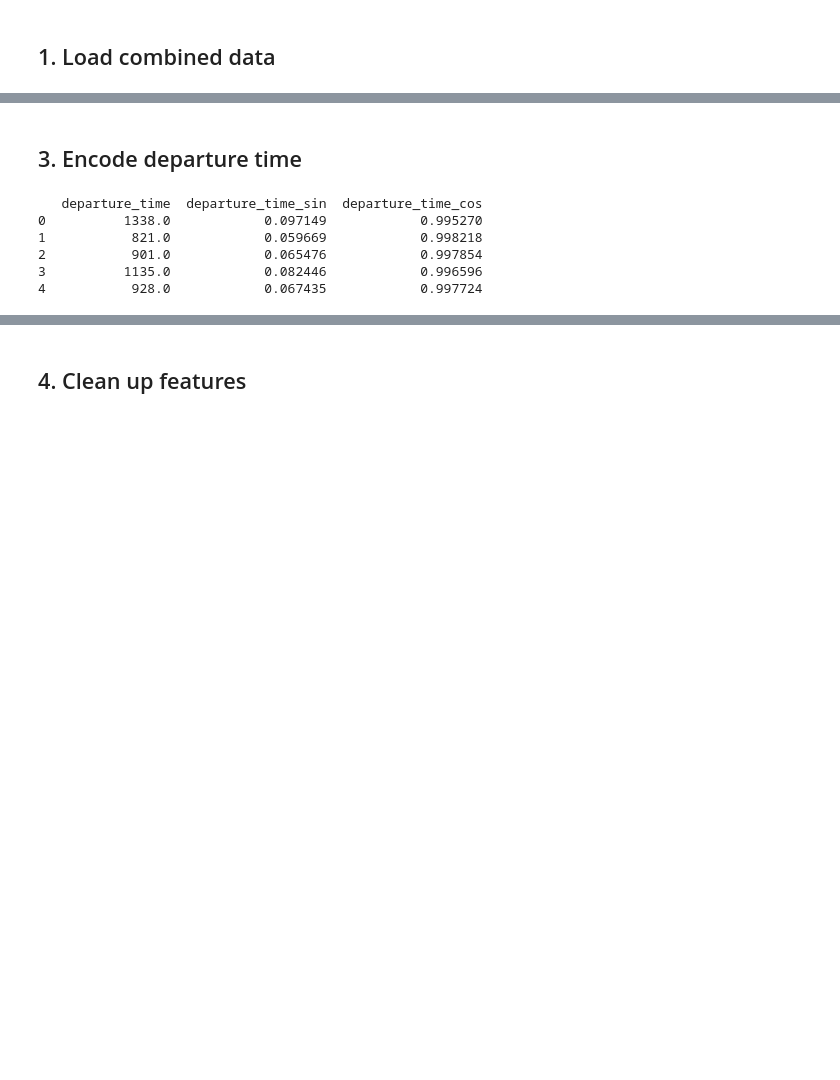
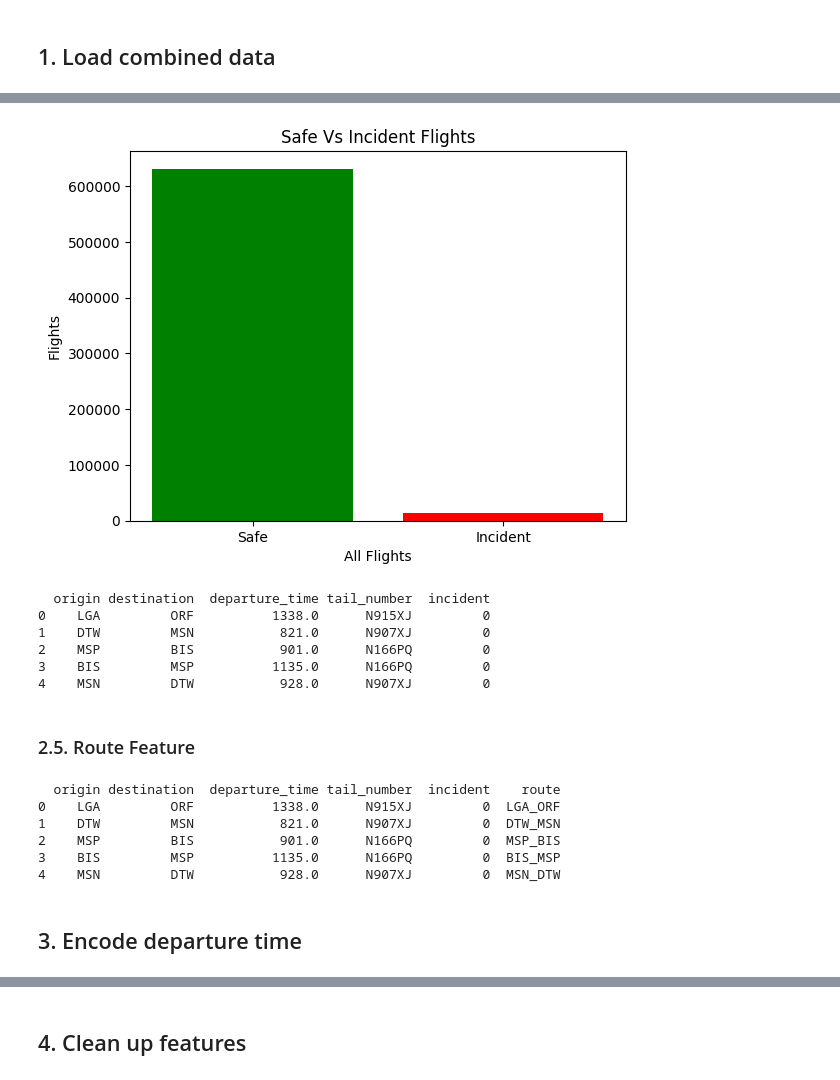
Before and after one commit to 4GeeksAcademy/maps-aviation_final_project, a Jupyter notebook: src/02-data_prepration.ipynb, the cells around one changed output, grey strips where cells are left out. Cells and saved outputs as stored; diff of their text form; code cells hidden in the pictures; blank space fills up the shorter version.

```diff
--- a/src/02-data_prepration.ipynb
+++ b/src/02-data_prepration.ipynb
@@ -26,33 +120,36 @@ Index(['origin', 'destination', 'departure_time', 'tail_number', 'incident',
+# %%
+level_counts=data_df['incident'].value_counts()
+new_labels = ['Safe', 'Incident']
+plt.bar(list(range(len(level_counts))), level_counts, tick_label=level_counts.index, color=('green', 'red'))
+plt.title('Safe Vs Incident Flights')
+plt.xlabel('All Flights')
+plt.xticks(range(len(level_counts)), new_labels)
+plt.ylabel('Flights')
+plt.show()
+# %% [output]
+[figure, added]
+# %%
+print(data_df.head())
+# %% [output]
+  origin destination  departure_time tail_number  incident
+0    LGA         ORF          1338.0      N915XJ         0
+1    DTW         MSN           821.0      N907XJ         0
+2    MSP         BIS           901.0      N166PQ         0
+3    BIS         MSP          1135.0      N166PQ         0
+4    MSN         DTW           928.0      N907XJ         0
+# %% [markdown]
+### 2.5. Route Feature
+# %%
+
+data_df['route'] = data_df['origin'] + '_' + data_df['destination']
+
+print(data_df.head())
+# %% [output]
+  origin destination  departure_time tail_number  incident    route
+0    LGA         ORF          1338.0      N915XJ         0  LGA_ORF
+1    DTW         MSN           821.0      N907XJ         0  DTW_MSN
+2    MSP         BIS           901.0      N166PQ         0  MSP_BIS
+3    BIS         MSP          1135.0      N166PQ         0  BIS_MSP
+4    MSN         DTW           928.0      N907XJ         0  MSN_DTW
 # %% [markdown]
 ## 3. Encode departure time
-# %%
-import numpy as np
-
-departure_times = data_df['departure_time'].copy()
-
-def time_to_seconds(time_str):
-    parts = time_str.split(':')
-    hours = int(parts[0])
-    minutes = int(parts[1])
-    seconds = int(parts[2]) if len(parts) > 2 else 0
-    return hours * 3600 + minutes * 60 + seconds
-
-if departure_times.dtype == 'object':
-    total_seconds = departure_times.apply(time_to_seconds)
-else:
-    total_seconds = departure_times
-
-max_seconds_in_day = 24 * 3600
-normalized_time = total_seconds / max_seconds_in_day
-
-data_df['departure_time_sin'] = np.sin(2 * np.pi * normalized_time)
-data_df['departure_time_cos'] = np.cos(2 * np.pi * normalized_time)
-
-print(data_df[['departure_time', 'departure_time_sin', 'departure_time_cos']].head())
-# %% [output]
-   departure_time  departure_time_sin  departure_time_cos
-0          1338.0            0.097149            0.995270
-1           821.0            0.059669            0.998218
-2           901.0            0.065476            0.997854
-3          1135.0            0.082446            0.996596
-4           928.0            0.067435            0.997724
```
Also changed, not shown: parts of 33 cells of this notebook, 1 other file.
